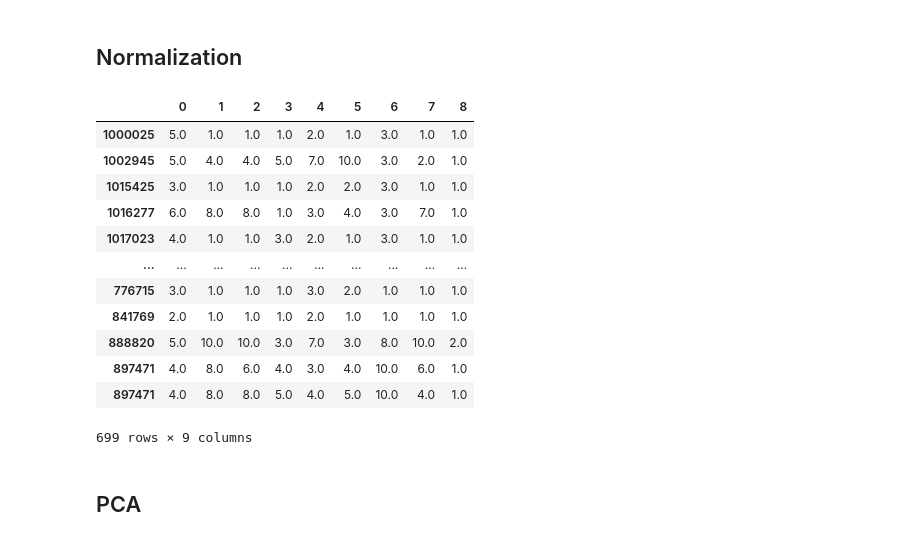
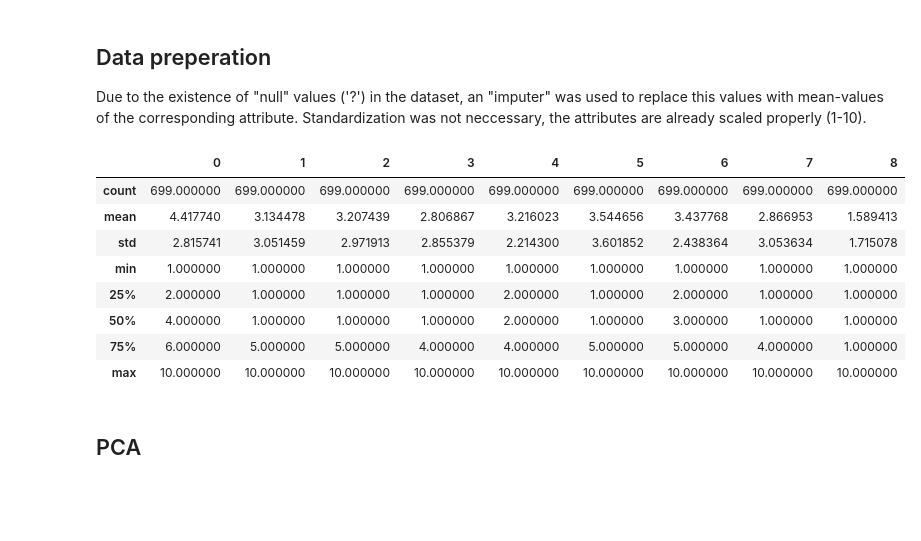
Before and after one commit to mriedmann/das-dimension-reduction, a Jupyter notebook: bcw.ipynb, the cells around one changed output. Cells and saved outputs as stored; diff of their text form; code cells hidden in the pictures; blank space fills up the shorter version.

```diff
--- a/bcw.ipynb
+++ b/bcw.ipynb
@@ -84,34 +83,29 @@ def plot_scatter(X, fig, ax, dim=('C1','C2')):
 
     ax.set_xticks(())
     ax.set_yticks(())
-# %% [markdown]
-## Normalization
+# %% [markdown]
+## Data preperation
+
+Due to the existence of "null" values ('?') in the dataset, an "imputer" was used to replace this values with mean-values of the corresponding attribute. Standardization was not neccessary, the attributes are already scaled properly (1-10).
 # %%
 # Fill NaN data
 from sklearn.impute import SimpleImputer
 imp_mean = SimpleImputer(missing_values=np.nan, strategy='mean')
 X_imp = imp_mean.fit_transform(X)
 
-# Normalize dataset
-#from sklearn.preprocessing import StandardScaler
-#X_std = StandardScaler().fit_transform(X_imp)
-# No normalization needed. All values are already scaled properly (1-10)
-X_std = pd.DataFrame(X_imp,index=X.index.values)
-X_std
+# No normalization needed.
+df_std = pd.DataFrame(X_imp,index=X.index.values)
+df_std.describe()
 # %% [output]
 |  | 0 | 1 | 2 | 3 | 4 | 5 | 6 | 7 | 8 |
-| 1000025 | 5.0 | 1.0 | 1.0 | 1.0 | 2.0 | 1.0 | 3.0 | 1.0 | 1.0 |
-| 1002945 | 5.0 | 4.0 | 4.0 | 5.0 | 7.0 | 10.0 | 3.0 | 2.0 | 1.0 |
-| 1015425 | 3.0 | 1.0 | 1.0 | 1.0 | 2.0 | 2.0 | 3.0 | 1.0 | 1.0 |
-| 1016277 | 6.0 | 8.0 | 8.0 | 1.0 | 3.0 | 4.0 | 3.0 | 7.0 | 1.0 |
-| 1017023 | 4.0 | 1.0 | 1.0 | 3.0 | 2.0 | 1.0 | 3.0 | 1.0 | 1.0 |
-| ... | ... | ... | ... | ... | ... | ... | ... | ... | ... |
-| 776715 | 3.0 | 1.0 | 1.0 | 1.0 | 3.0 | 2.0 | 1.0 | 1.0 | 1.0 |
-| 841769 | 2.0 | 1.0 | 1.0 | 1.0 | 2.0 | 1.0 | 1.0 | 1.0 | 1.0 |
-| 888820 | 5.0 | 10.0 | 10.0 | 3.0 | 7.0 | 3.0 | 8.0 | 10.0 | 2.0 |
-| 897471 | 4.0 | 8.0 | 6.0 | 4.0 | 3.0 | 4.0 | 10.0 | 6.0 | 1.0 |
-| 897471 | 4.0 | 8.0 | 8.0 | 5.0 | 4.0 | 5.0 | 10.0 | 4.0 | 1.0 |
+| count | 699.000000 | 699.000000 | 699.000000 | 699.000000 | 699.000000 | 699.000000 | 699.000000 | 699.000000 | 699.000000 |
+| mean | 4.417740 | 3.134478 | 3.207439 | 2.806867 | 3.216023 | 3.544656 | 3.437768 | 2.866953 | 1.589413 |
+| std | 2.815741 | 3.051459 | 2.971913 | 2.855379 | 2.214300 | 3.601852 | 2.438364 | 3.053634 | 1.715078 |
+| min | 1.000000 | 1.000000 | 1.000000 | 1.000000 | 1.000000 | 1.000000 | 1.000000 | 1.000000 | 1.000000 |
+| 25% | 2.000000 | 1.000000 | 1.000000 | 1.000000 | 2.000000 | 1.000000 | 2.000000 | 1.000000 | 1.000000 |
+| 50% | 4.000000 | 1.000000 | 1.000000 | 1.000000 | 2.000000 | 1.000000 | 3.000000 | 1.000000 | 1.000000 |
+| 75% | 6.000000 | 5.000000 | 5.000000 | 4.000000 | 4.000000 | 5.000000 | 5.000000 | 4.000000 | 1.000000 |
+| max | 10.000000 | 10.000000 | 10.000000 | 10.000000 | 10.000000 | 10.000000 | 10.000000 | 10.000000 | 10.000000 |
-699 rows × 9 columns
 # %% [markdown]
 ## PCA
 # %%
```
Also changed, not shown: parts of 13 cells of this notebook, 2 other files.
